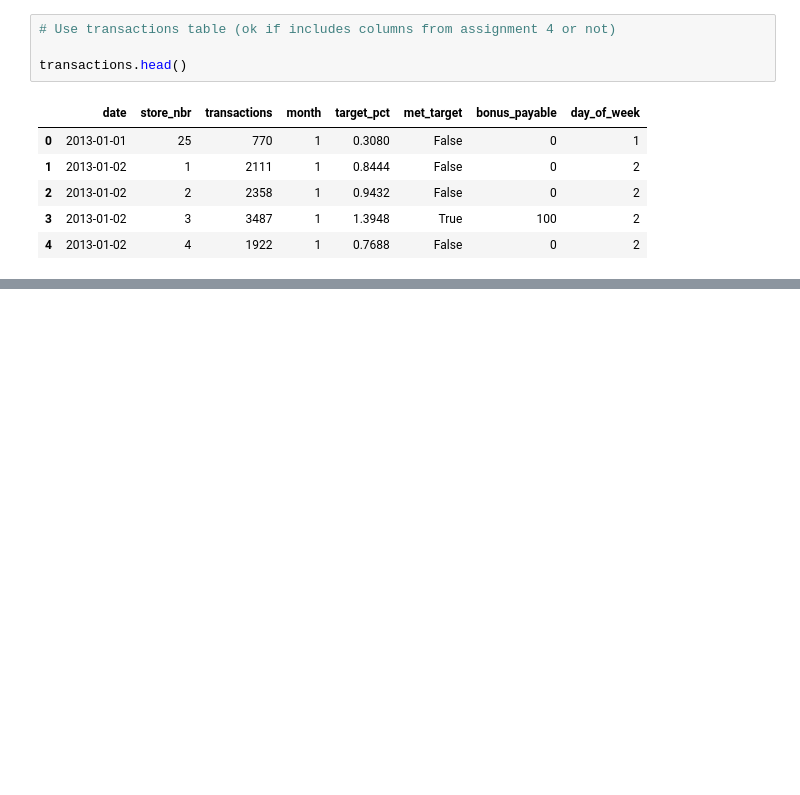
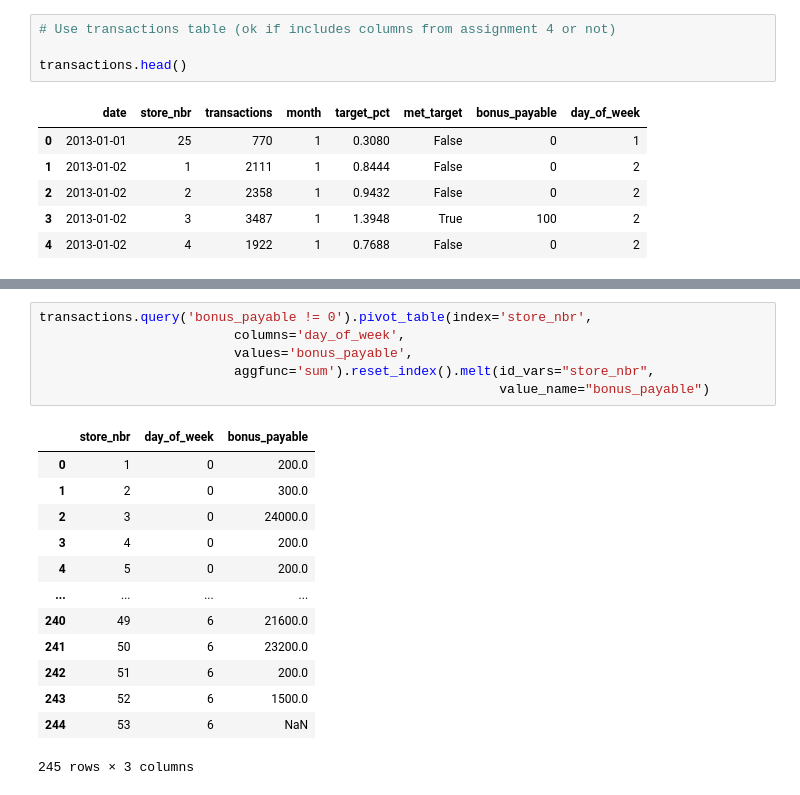
Before and after one commit to amorganhunt/Maven-NumPy-and-Pandas-2, a Jupyter notebook: maven_python_course/Agg_&_Reshape_DataFrames/section04_aggregations.ipynb, the cells around one changed output, grey strips where cells are left out. Saved outputs shown, nothing was run; the diff lists cells and outputs as text; blank space fills up the shorter version.

```diff
--- a/maven_python_course/Agg_&_Reshape_DataFrames/section04_aggregations.ipynb
+++ b/maven_python_course/Agg_&_Reshape_DataFrames/section04_aggregations.ipynb
@@ -295,0 +314,20 @@ transactions.head()
+# %%
+transactions.query('bonus_payable != 0').pivot_table(index='store_nbr',
+                         columns='day_of_week',
+                         values='bonus_payable',
+                         aggfunc='sum').reset_index().melt(id_vars="store_nbr",
+                                                           value_name="bonus_payable")
+# %% [output]
+|  | store_nbr | day_of_week | bonus_payable |
+| 0 | 1 | 0 | 200.0 |
+| 1 | 2 | 0 | 300.0 |
+| 2 | 3 | 0 | 24000.0 |
+| 3 | 4 | 0 | 200.0 |
+| 4 | 5 | 0 | 200.0 |
+| ... | ... | ... | ... |
+| 240 | 49 | 6 | 21600.0 |
+| 241 | 50 | 6 | 23200.0 |
+| 242 | 51 | 6 | 200.0 |
+| 243 | 52 | 6 | 1500.0 |
+| 244 | 53 | 6 | NaN |
+245 rows × 3 columns
```
Also changed, not shown: parts of 1 cell of this notebook, 1 other file.
